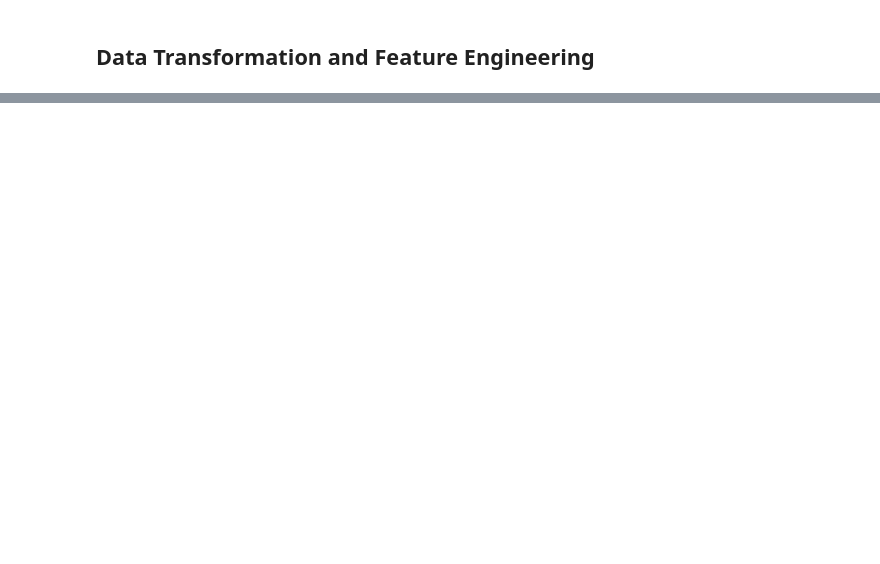
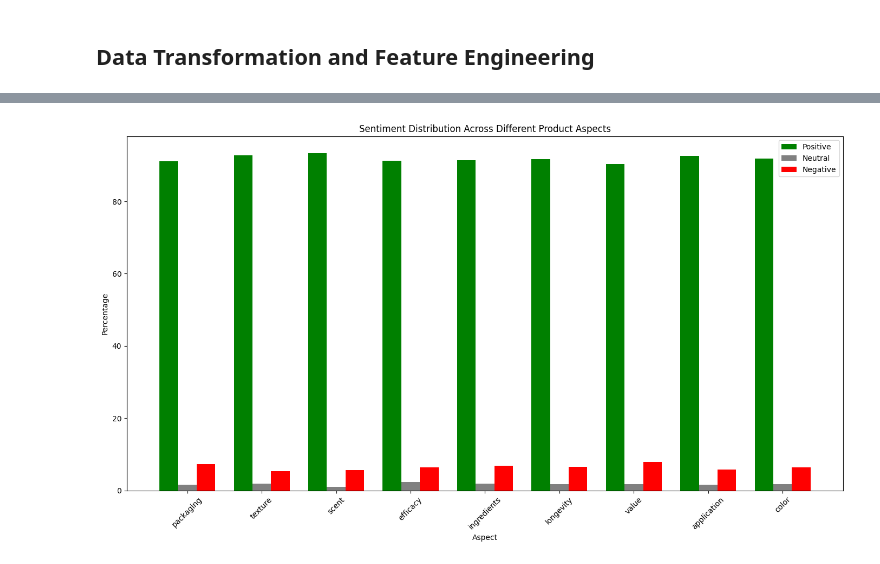
Before and after one commit to colarrbear/DA-opinion_analytics, a Jupyter notebook: DA-opinion_analytics.ipynb, the cells around one changed output, grey strips where cells are left out. Drawn from its saved outputs; the diff is of its cells as text; code cells hidden in the pictures; blank space fills up the shorter version.

```diff
--- a/DA-opinion_analytics.ipynb
+++ b/DA-opinion_analytics.ipynb
@@ -222,0 +362,81 @@ merged_data['sentiment_score'] = merged_data['rating_x'].apply(lambda x: 'positi
+# %%
+# First approach: Rule-based sentiment analysis based on rating and aspects
+from nltk.sentiment.vader import SentimentIntensityAnalyzer
+
+# Download VADER lexicon
+nltk.download('vader_lexicon')
+
+# Initialize VADER
+sid = SentimentIntensityAnalyzer()
+
+# Function to get sentiment scores for text
+def get_sentiment_scores(text):
+    if pd.isna(text) or text == "":
+        return {'neg': 0, 'neu': 0, 'pos': 0, 'compound': 0}
+
+    return sid.polarity_scores(text)
+
+# Apply sentiment analysis to review text
+merged_data['sentiment_scores'] = merged_data['clean_review_text'].apply(get_sentiment_scores)
+
+# Extract sentiment scores into separate columns
+merged_data['neg_score'] = merged_data['sentiment_scores'].apply(lambda x: x['neg'])
+merged_data['neu_score'] = merged_data['sentiment_scores'].apply(lambda x: x['neu'])
+merged_data['pos_score'] = merged_data['sentiment_scores'].apply(lambda x: x['pos'])
+merged_data['compound_score'] = merged_data['sentiment_scores'].apply(lambda x: x['compound'])
+
+# Create aspect-specific sentiment analysis
+aspect_sentiment = []
+
+for aspect in beauty_aspects.keys():
+    # Filter reviews that mention this aspect
+    aspect_reviews = merged_data[merged_data[f'has_{aspect}'] == 1]
+
+    # Calculate average sentiment score for this aspect
+    avg_rating = aspect_reviews['rating_x'].mean()
+    avg_compound = aspect_reviews['compound_score'].mean()
+
+    # Count positive, neutral, and negative mentions
+    pos_count = sum((aspect_reviews['compound_score'] > 0.05) & (aspect_reviews[f'has_{aspect}'] == 1))
+    neu_count = sum((aspect_reviews['compound_score'] >= -0.05) & (aspect_reviews['compound_score'] <= 0.05) & (aspect_reviews[f'has_{aspect}'] == 1))
+    neg_count = sum((aspect_reviews['compound_score'] < -0.05) & (aspect_reviews[f'has_{aspect}'] == 1))
+
+    total_count = aspect_reviews.shape[0]
+
+    aspect_sentiment.append({
+        'aspect': aspect,
+        'avg_rating': avg_rating,
+        'avg_compound': avg_compound,
+        'positive_count': pos_count,
+        'neutral_count': neu_count,
+        'negative_count': neg_count,
+        'total_count': total_count,
+        'positive_pct': pos_count / total_count * 100 if total_count > 0 else 0,
+        'neutral_pct': neu_count / total_count * 100 if total_count > 0 else 0,
+        'negative_pct': neg_count / total_count * 100 if total_count > 0 else 0
+    })
+
+aspect_sentiment_df = pd.DataFrame(aspect_sentiment)
+
+# Visualize aspect sentiment
+plt.figure(figsize=(14, 8))
+x = aspect_sentiment_df['aspect']
+y1 = aspect_sentiment_df['positive_pct']
+y2 = aspect_sentiment_df['neutral_pct']
+y3 = aspect_sentiment_df['negative_pct']
+
+width = 0.25
+x_pos = np.arange(len(x))
+
+plt.bar(x_pos - width, y1, width=width, color='green', label='Positive')
+plt.bar(x_pos, y2, width=width, color='gray', label='Neutral')
+plt.bar(x_pos + width, y3, width=width, color='red', label='Negative')
+
+plt.xlabel('Aspect')
+plt.ylabel('Percentage')
+plt.title('Sentiment Distribution Across Different Product Aspects')
+plt.xticks(x_pos, x, rotation=45)
+plt.legend()
+plt.tight_layout()
+plt.show()
+# %% [output]
@@ -222,0 +446 @@ merged_data['sentiment_score'] = merged_data['rating_x'].apply(lambda x: 'positi
+[figure, added]
```
Also changed, not shown: parts of 37 cells of this notebook.
